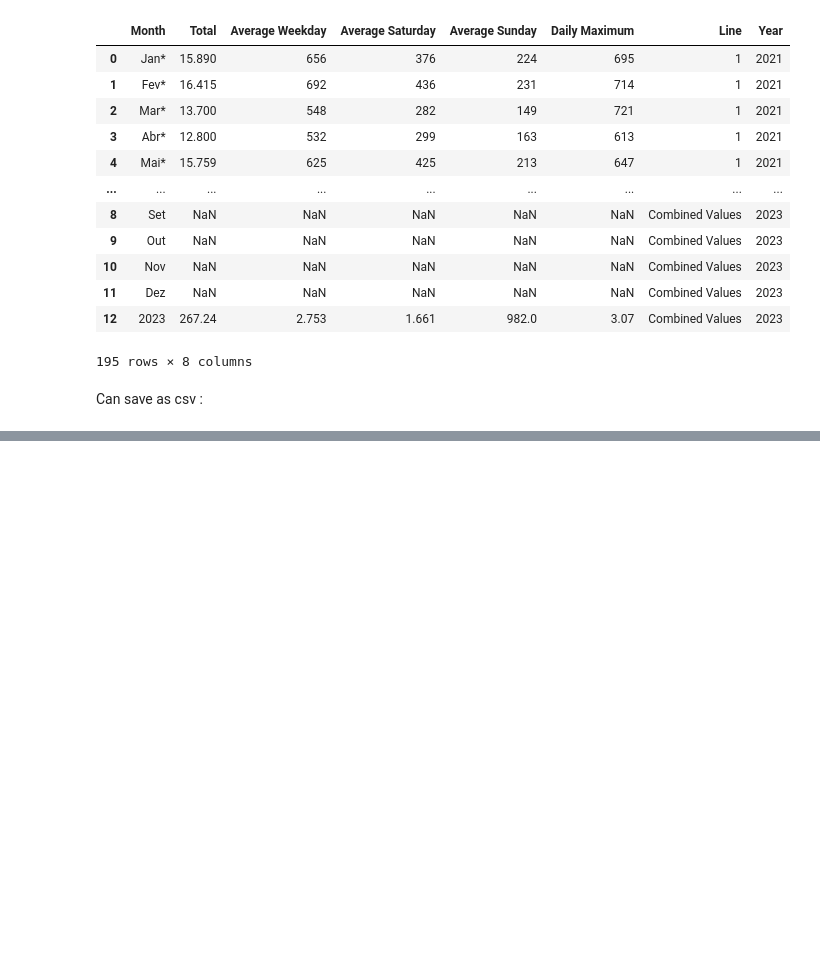
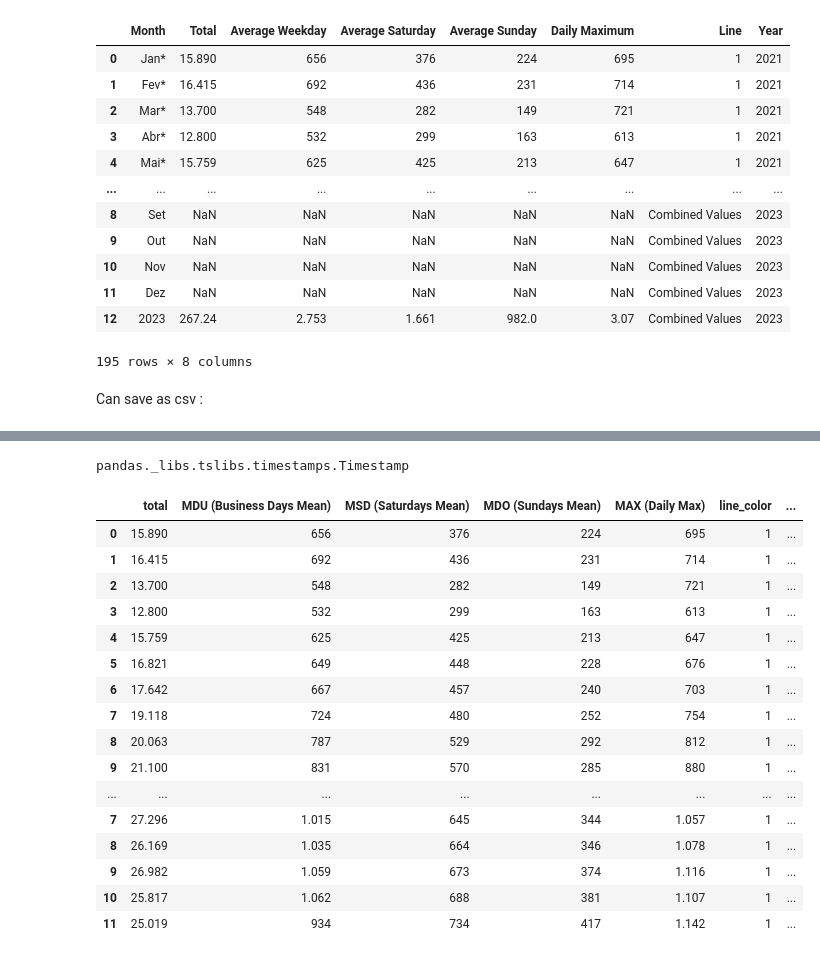
Before and after one commit to OmdenaAI/sao-paulo-chapter-passenger-demand, a Jupyter notebook: src/tasks/task_1_data_collection_preprocessing/Passenger Transported by Line data/clean_data_PassengerTrasnpLine_ansh.ipynb, the cells around one changed output, grey strips where cells are left out. Saved outputs shown, nothing was run; the diff lists cells and outputs as text; code cells hidden in the pictures; blank space fills up the shorter version.

```diff
--- a/src/tasks/task_1_data_collection_preprocessing/Passenger Transported by Line data/clean_data_PassengerTrasnpLine_ansh.ipynb
+++ b/src/tasks/task_1_data_collection_preprocessing/Passenger Transported by Line data/clean_data_PassengerTrasnpLine_ansh.ipynb
@@ -223,0 +314,36 @@ PassengerBy_LineCombined.to_csv("Passenger_By_Line_Combined.csv",index=False)
+# %%
+private_lines_df
+mapping = {'Amarela': 4, 'Lilás': 5, 'Esmeralda': 9, 'Diamante': 6}
+private_lines_df['line_color'] = private_lines_df['line_color'].replace(mapping)
+# %%
+type(private_lines_df['year_month'][0])
+private_lines_df['year_month'] = pd.to_datetime(private_lines_df['year_month'])
+# %%
+type(private_lines_df['year_month'][0])
+# %% [output]
+pandas._libs.tslibs.timestamps.Timestamp
+# %%
+type(PassengerBy_LineCombined['year_month'][0])
+PassengerBy_LineCombined['year_month'] = pd.to_datetime(PassengerBy_LineCombined['year_month'])
+# %%
+PassengerBy_LineCombined = pd.concat([PassengerBy_LineCombined, private_lines_df])
+# %%
+PassengerBy_LineCombined.head(60)
+# %% [output]
+|  | total | MDU (Business Days Mean) | MSD (Saturdays Mean) | MDO (Sundays Mean) | MAX (Daily Max) | line_color | ... |
+| 0 | 15.890 | 656 | 376 | 224 | 695 | 1 | ... |
+| 1 | 16.415 | 692 | 436 | 231 | 714 | 1 | ... |
+| 2 | 13.700 | 548 | 282 | 149 | 721 | 1 | ... |
+| 3 | 12.800 | 532 | 299 | 163 | 613 | 1 | ... |
+| 4 | 15.759 | 625 | 425 | 213 | 647 | 1 | ... |
+| 5 | 16.821 | 649 | 448 | 228 | 676 | 1 | ... |
+| 6 | 17.642 | 667 | 457 | 240 | 703 | 1 | ... |
+| 7 | 19.118 | 724 | 480 | 252 | 754 | 1 | ... |
+| 8 | 20.063 | 787 | 529 | 292 | 812 | 1 | ... |
+| 9 | 21.100 | 831 | 570 | 285 | 880 | 1 | ... |
+| ... | ... | ... | ... | ... | ... | ... | ... |
+| 7 | 27.296 | 1.015 | 645 | 344 | 1.057 | 1 | ... |
+| 8 | 26.169 | 1.035 | 664 | 346 | 1.078 | 1 | ... |
+| 9 | 26.982 | 1.059 | 673 | 374 | 1.116 | 1 | ... |
+| 10 | 25.817 | 1.062 | 688 | 381 | 1.107 | 1 | ... |
+| 11 | 25.019 | 934 | 734 | 417 | 1.142 | 1 | ... |
```
Also changed, not shown: parts of 12 cells of this notebook, 1 other file.
